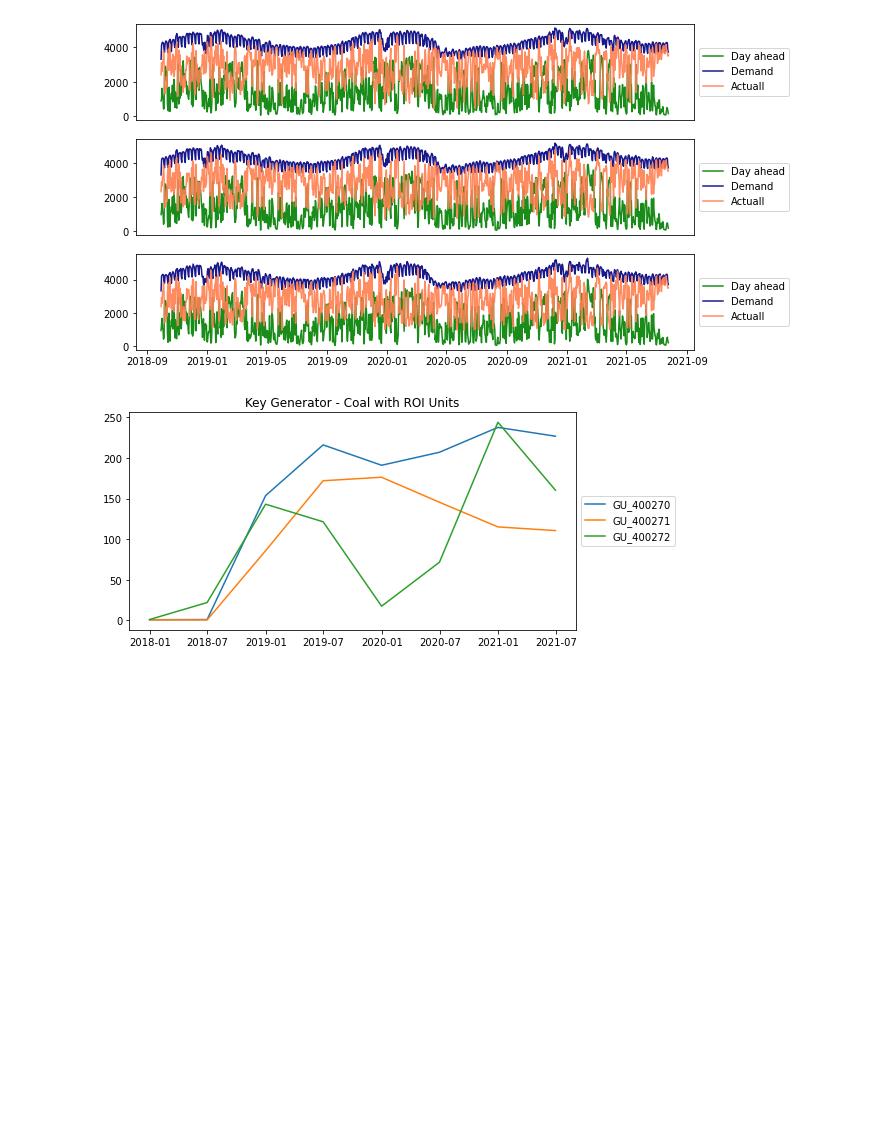
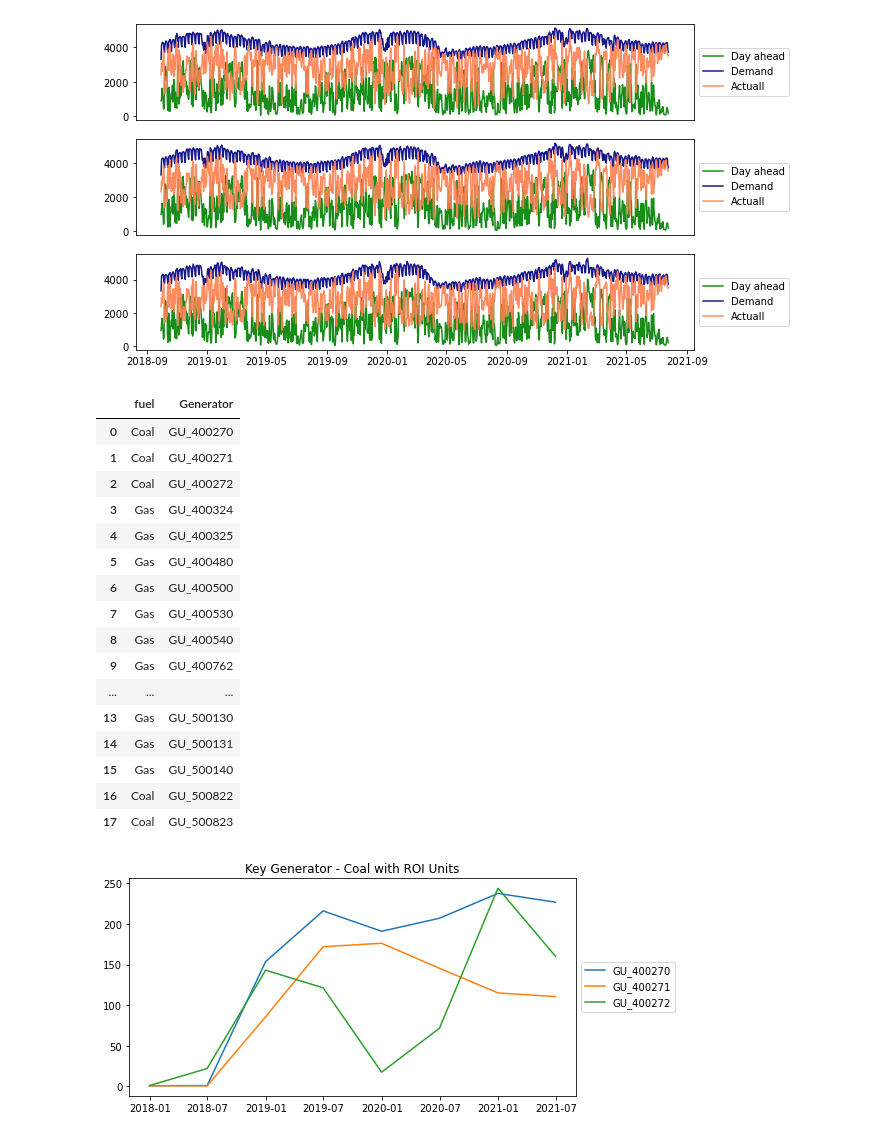
Before and after one commit to AnjuBanu/Analython3, a Jupyter notebook: dummy.ipynb, the cells around one changed output. Cells and saved outputs as stored; diff of their text form; code cells hidden in the pictures; blank space fills up the shorter version.

```diff
--- a/dummy.ipynb
+++ b/dummy.ipynb
@@ -164,6 +178,26 @@ for i in range (0,3):
     plot=plot+1
 # %% [output]
 [figure]
+# %%
+fuel_info
+# %% [output]
+|  | fuel | Generator |
+| 0 | Coal | GU_400270 |
+| 1 | Coal | GU_400271 |
+| 2 | Coal | GU_400272 |
+| 3 | Gas | GU_400324 |
+| 4 | Gas | GU_400325 |
+| 5 | Gas | GU_400480 |
+| 6 | Gas | GU_400500 |
+| 7 | Gas | GU_400530 |
+| 8 | Gas | GU_400540 |
+| 9 | Gas | GU_400762 |
+| ... | ... | ... |
+| 13 | Gas | GU_500130 |
+| 14 | Gas | GU_500131 |
+| 15 | Gas | GU_500140 |
+| 16 | Coal | GU_500822 |
+| 17 | Coal | GU_500823 |
 # %%
 keygen_avail['date'] = pd.to_datetime(keygen_avail['date'])
 coal_gem = fuel_info[fuel_info["fuel"] =="Coal"][['Generator']]
```
Also changed, not shown: parts of 1 cell of this notebook, 1 other file.
